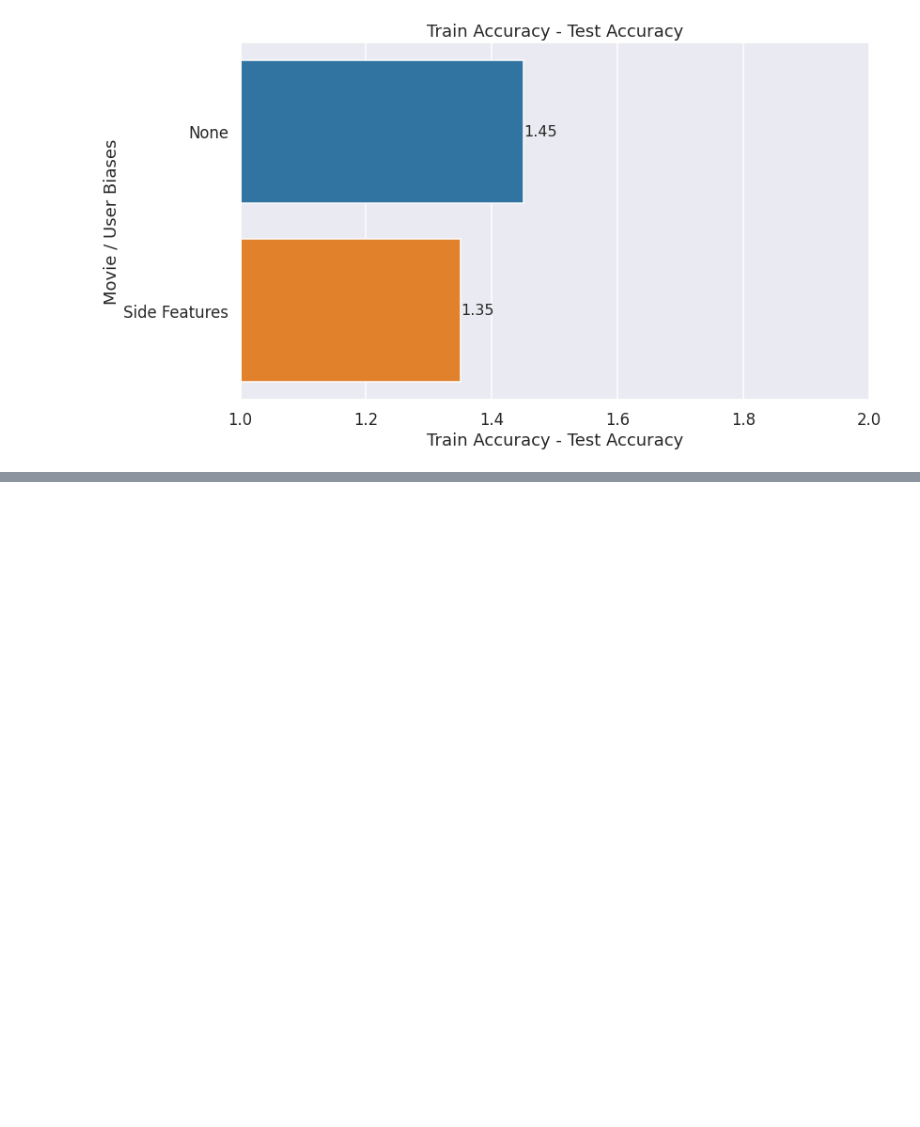
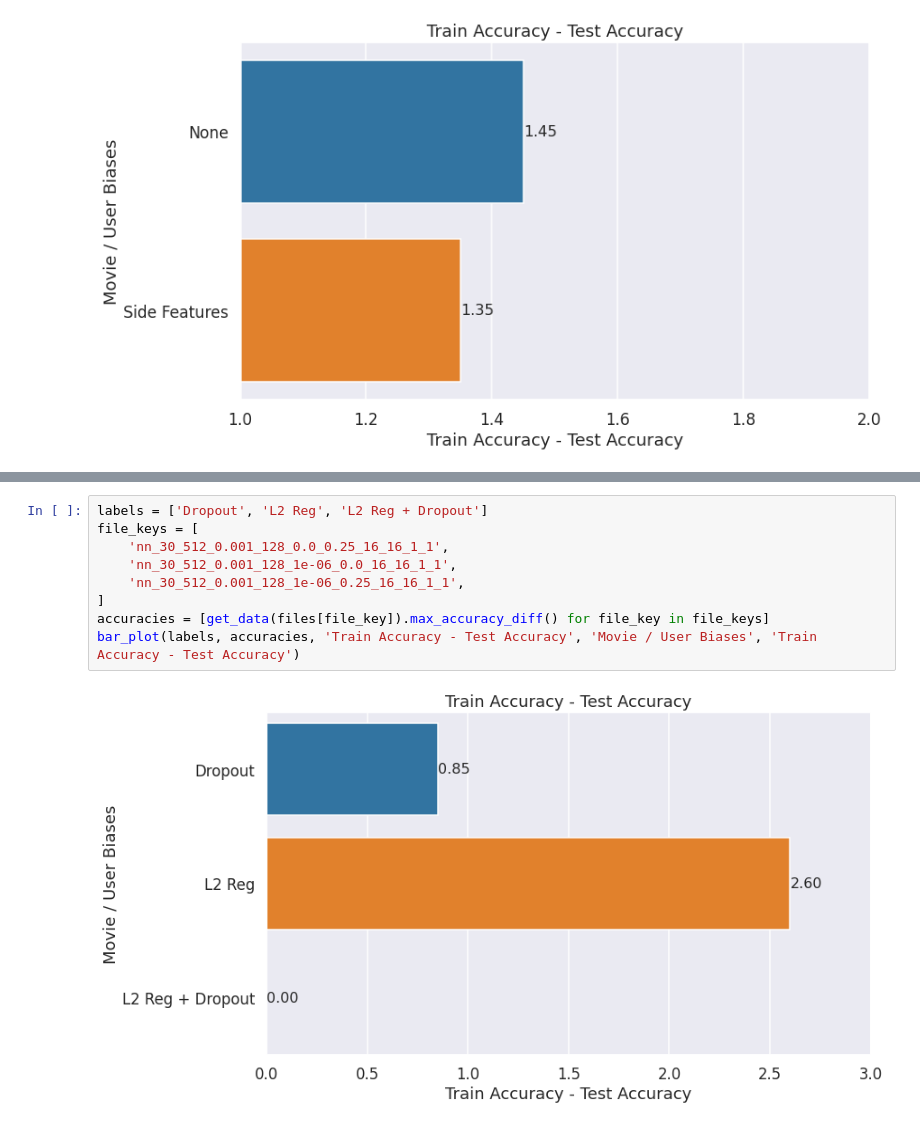
Before and after one commit to hardikp/movielens, a Jupyter notebook: logs/plot_datapoints.ipynb, the cells around one changed output, grey strips where cells are left out. Cells and saved outputs as stored; diff of their text form; blank space fills up the shorter version.

```diff
--- a/logs/plot_datapoints.ipynb
+++ b/logs/plot_datapoints.ipynb
@@ -286,0 +302,11 @@ bar_plot(labels, accuracies, 'Train Accuracy - Test Accuracy', 'Movie / User Bia
+# %%
+labels = ['Dropout', 'L2 Reg', 'L2 Reg + Dropout']
+file_keys = [
+    'nn_30_512_0.001_128_0.0_0.25_16_16_1_1',
+    'nn_30_512_0.001_128_1e-06_0.0_16_16_1_1',
+    'nn_30_512_0.001_128_1e-06_0.25_16_16_1_1',
+]
+accuracies = [get_data(files[file_key]).max_accuracy_diff() for file_key in file_keys]
+bar_plot(labels, accuracies, 'Train Accuracy - Test Accuracy', 'Movie / User Biases', 'Train Accuracy - Test Accuracy')
+# %% [output]
+[figure, added]
```
Also changed, not shown: parts of 3 cells of this notebook.
